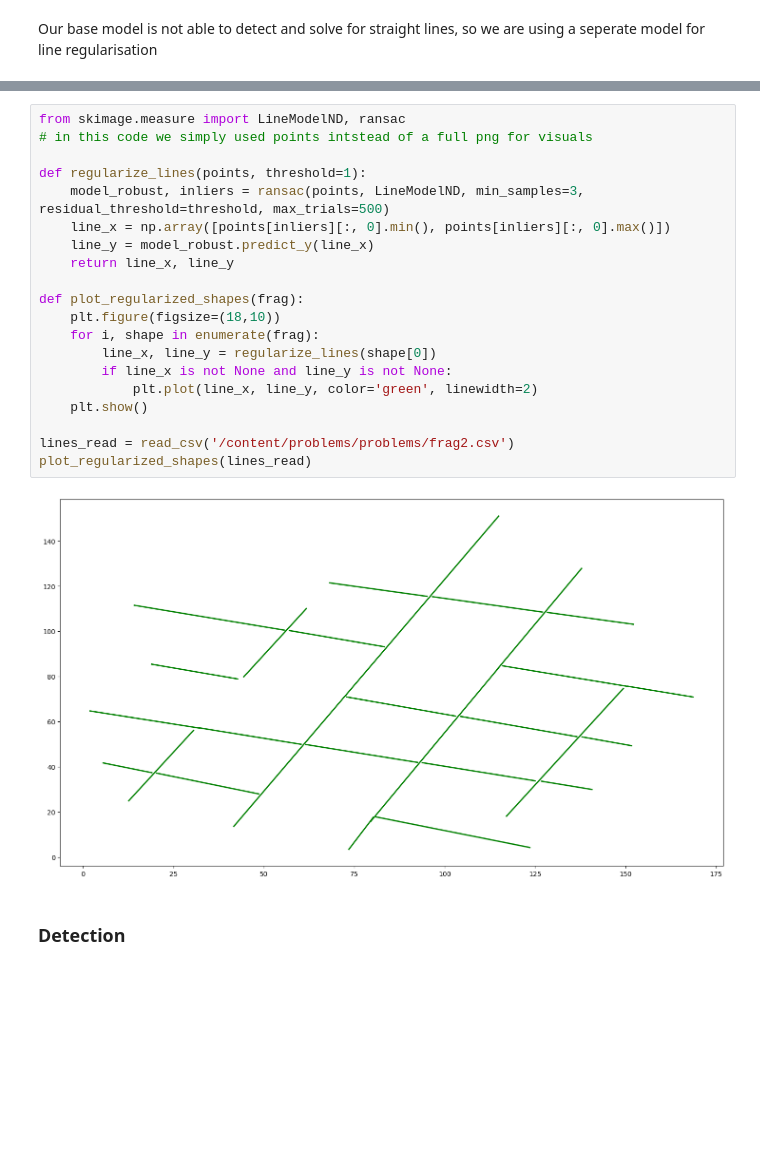
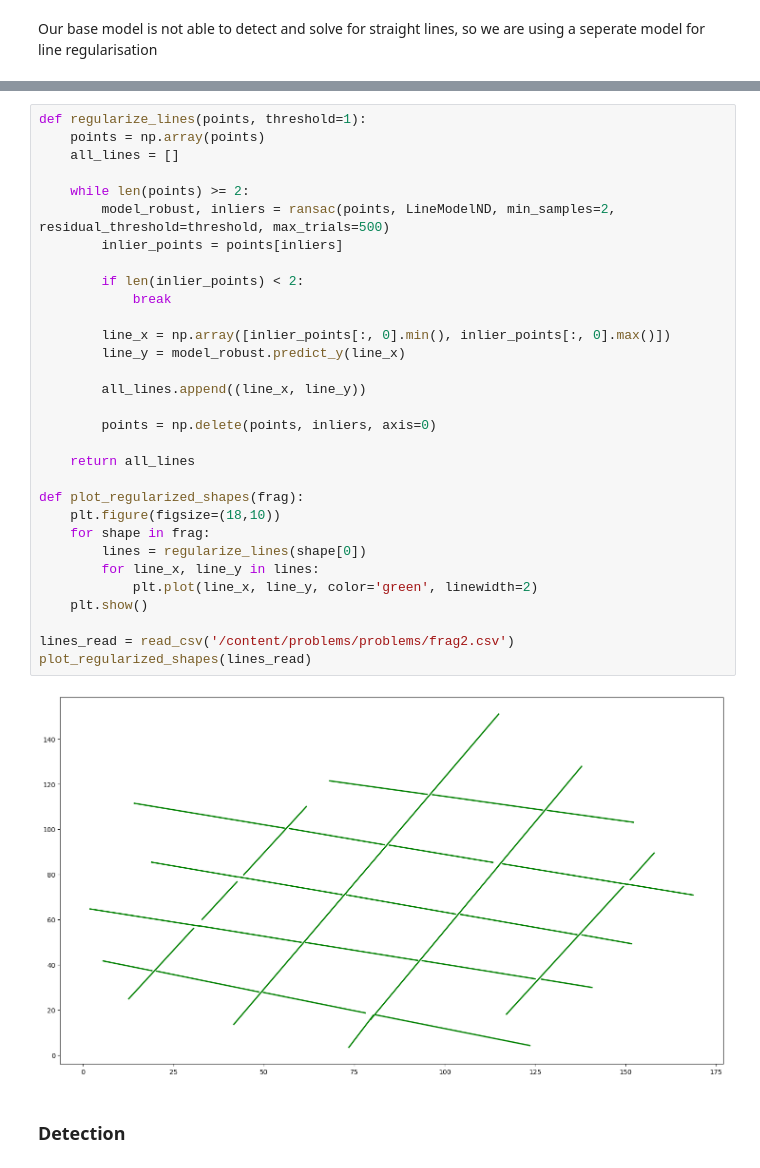
Before and after one commit to hexronuspi/CURVETOPIA, a Jupyter notebook: Adobe_GenSolve_Round_2.ipynb, the cells around one changed output, grey strips where cells are left out. Cells and saved outputs as stored; diff of their text form; blank space fills up the shorter version.

```diff
--- a/Adobe_GenSolve_Round_2.ipynb
+++ b/Adobe_GenSolve_Round_2.ipynb
@@ -722,25 +732,36 @@ Our base model is not able to detect and solve for straight lines, so we are usi
 # %%
-from skimage.measure import LineModelND, ransac
-# in this code we simply used points intstead of a full png for visuals
+def regularize_lines(points, threshold=1):
+    points = np.array(points)
+    all_lines = []
 
-def regularize_lines(points, threshold=1):
-    model_robust, inliers = ransac(points, LineModelND, min_samples=3, residual_threshold=threshold, max_trials=500)
-    line_x = np.array([points[inliers][:, 0].min(), points[inliers][:, 0].max()])
-    line_y = model_robust.predict_y(line_x)
-    return line_x, line_y
+    while len(points) >= 2:
+        model_robust, inliers = ransac(points, LineModelND, min_samples=2, residual_threshold=threshold, max_trials=500)
+        inlier_points = points[inliers]
+
+        if len(inlier_points) < 2:
+            break
+
+        line_x = np.array([inlier_points[:, 0].min(), inlier_points[:, 0].max()])
+        line_y = model_robust.predict_y(line_x)
+
+        all_lines.append((line_x, line_y))
+
+        points = np.delete(points, inliers, axis=0)
+
+    return all_lines
 
 def plot_regularized_shapes(frag):
     plt.figure(figsize=(18,10))
-    for i, shape in enumerate(frag):
-        line_x, line_y = regularize_lines(shape[0])
-        if line_x is not None and line_y is not None:
+    for shape in frag:
+        lines = regularize_lines(shape[0])
+        for line_x, line_y in lines:
             plt.plot(line_x, line_y, color='green', linewidth=2)
     plt.show()
 
 lines_read = read_csv('/content/problems/problems/frag2.csv')
 plot_regularized_shapes(lines_read)
 # %% [output]
-[figure, old version]
+[figure, new version]
 # %% [markdown]
 ### Detection
 # %%
```
Also changed, not shown: parts of 4 cells of this notebook.
